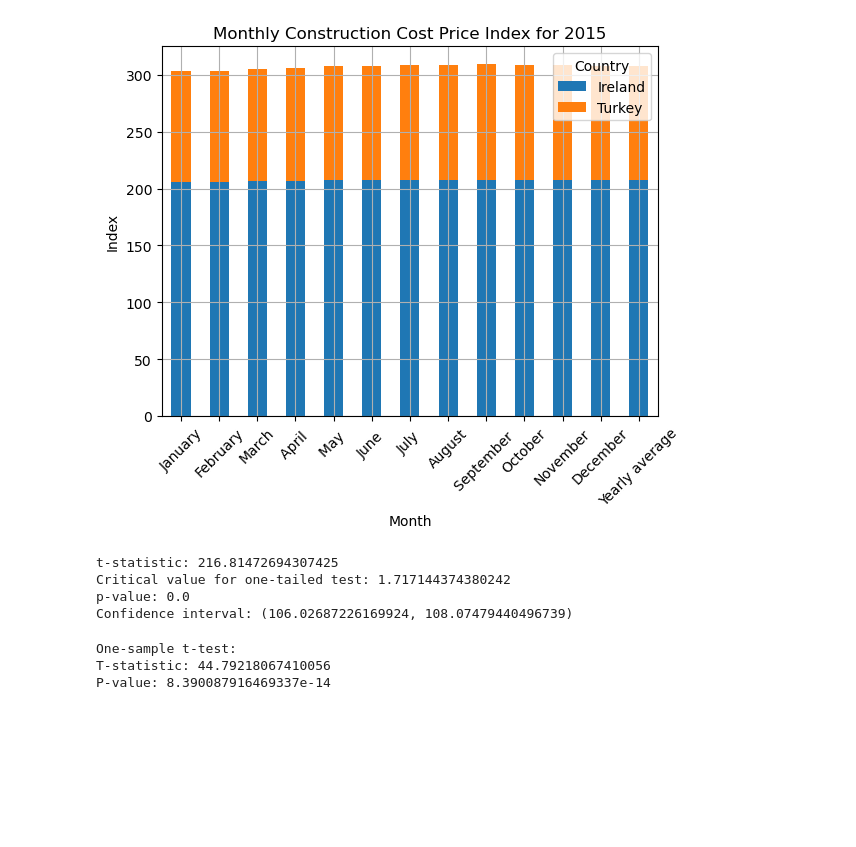
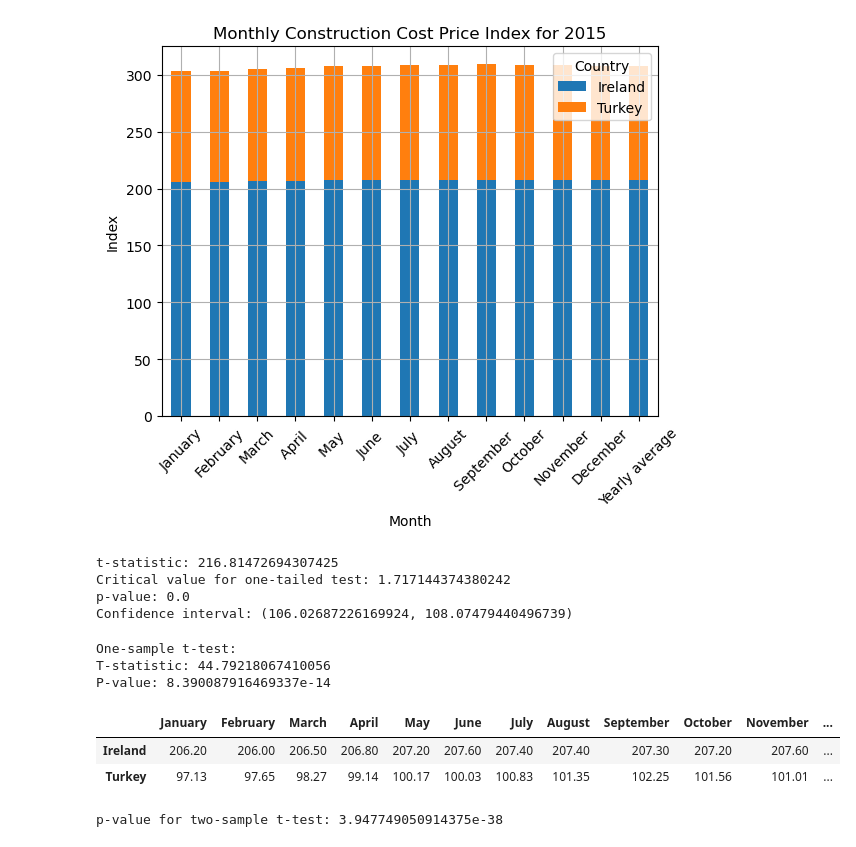
Before and after one commit to ylcnenes/Data, a Jupyter notebook: ca2.ipynb, the cells around one changed output. Drawn from its saved outputs; the diff is of its cells as text; code cells hidden in the pictures; blank space fills up the shorter version.

Commit message:
p-value for two-sample t-test

```diff
--- a/ca2.ipynb
+++ b/ca2.ipynb
@@ -248,3 +248,26 @@ print("P-value:", p_value)
 One-sample t-test:
 T-statistic: 44.79218067410056
 P-value: 8.390087916469337e-14
+# %%
+# Redefine the DataFrame
+data = {'January': [206.2, 97.13], 'February': [206, 97.65], 'March': [206.5, 98.27], 'April': [206.8, 99.14],
+        'May': [207.2, 100.17], 'June': [207.6, 100.03], 'July': [207.4, 100.83], 'August': [207.4, 101.35],
+        'September': [207.3, 102.25], 'October': [207.2, 101.56], 'November': [207.6, 101.01],
+        'December': [207.4, 100.6], 'Yearly average': [207.1, 100.53]}
+df = pd.DataFrame(data, index=['Ireland', 'Turkey'])
+
+# Now perform the statistical tests as described in the previous response
+df
+# %% [output]
+|  | January | February | March | April | May | June | July | August | September | October | November | ... |
+| Ireland | 206.20 | 206.00 | 206.50 | 206.80 | 207.20 | 207.60 | 207.40 | 207.40 | 207.30 | 207.20 | 207.60 | ... |
+| Turkey | 97.13 | 97.65 | 98.27 | 99.14 | 100.17 | 100.03 | 100.83 | 101.35 | 102.25 | 101.56 | 101.01 | ... |
+# %%
+from scipy.stats import ttest_ind
+
+Ireland_all_months = df.loc['Ireland', 'January':'December']
+Turkey_all_months = df.loc['Turkey', 'January':'December']
+_, p_value = ttest_ind(Ireland_all_months, Turkey_all_months)
+print(f'p-value for two-sample t-test: {p_value}')
+# %% [output]
+p-value for two-sample t-test: 3.947749050914375e-38
```
